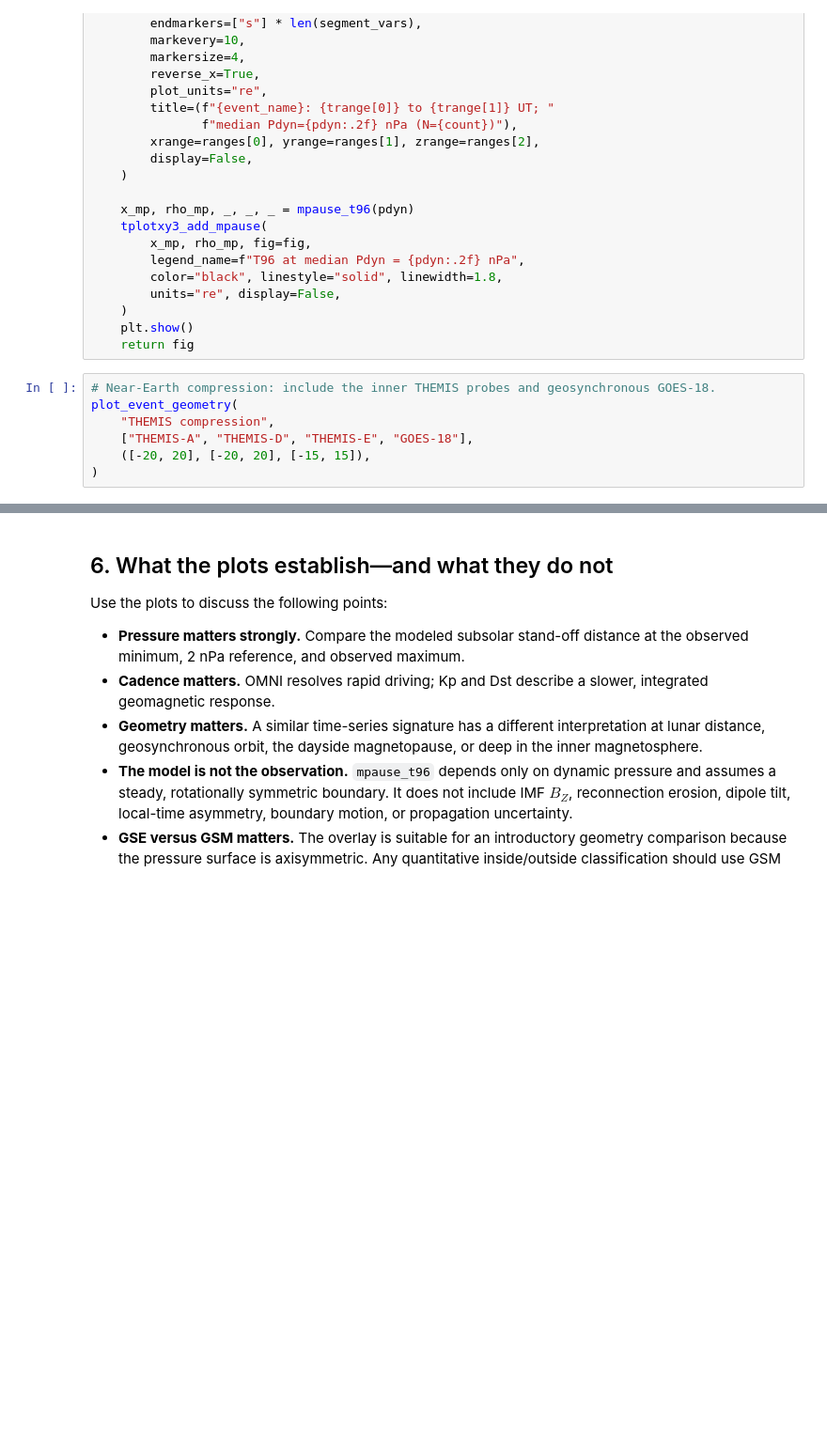
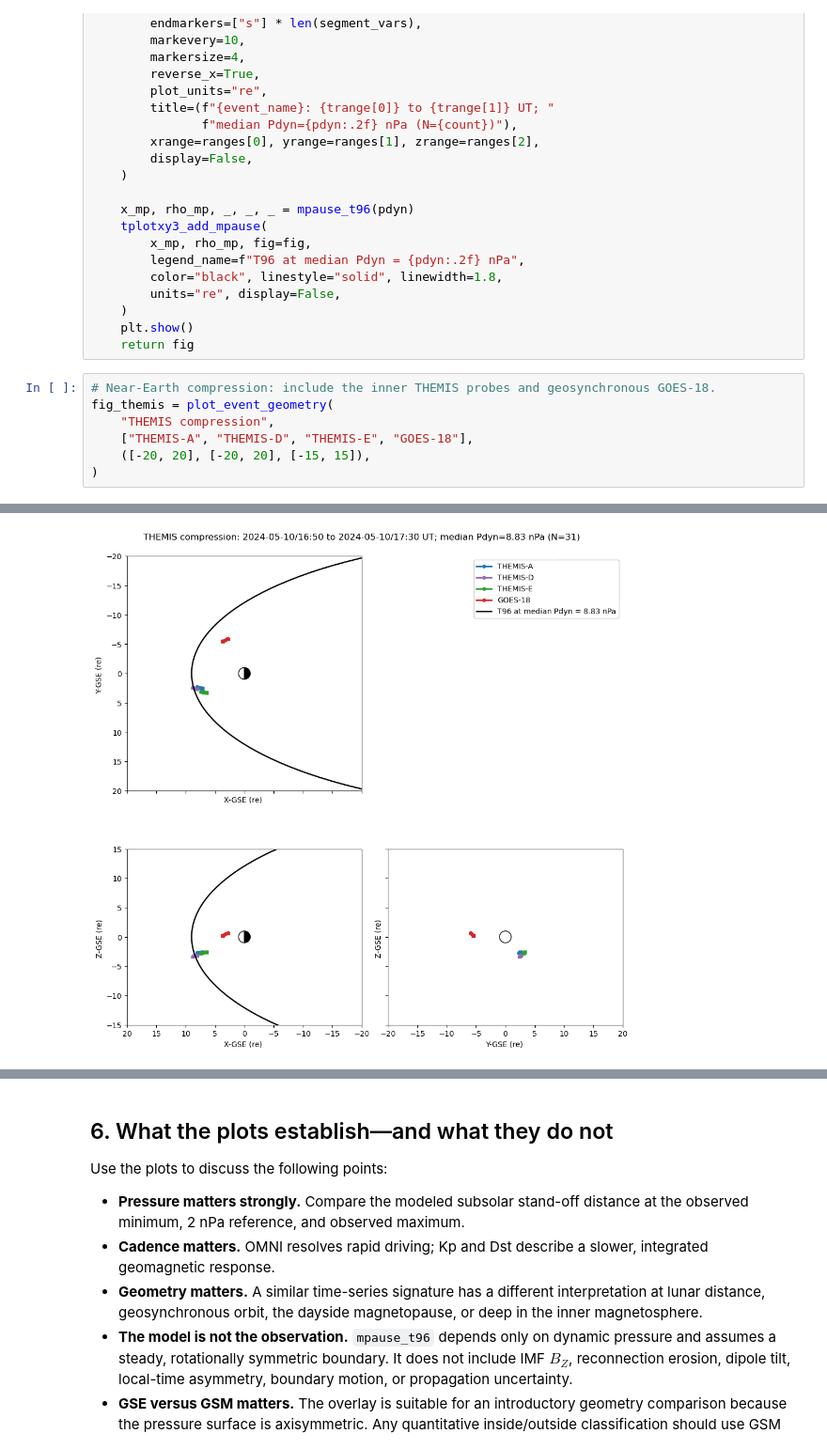
Before and after one commit to spedas/pyspedas_examples, a Jupyter notebook: pyspedas_examples/notebooks/pyhc_winter_school_2027/gannon_global_context_and_orbits.ipynb, the cells around one changed output, grey strips where cells are left out. Shown at 94% size. Cells and saved outputs as stored; diff of their text form; blank space fills up the shorter version.

```diff
--- a/pyspedas_examples/notebooks/pyhc_winter_school_2027/gannon_global_context_and_orbits.ipynb
+++ b/pyspedas_examples/notebooks/pyhc_winter_school_2027/gannon_global_context_and_orbits.ipynb
@@ -394,8 +493,9 @@ def plot_event_geometry(event_name, missions, ranges):
     return fig
 # %%
 # Near-Earth compression: include the inner THEMIS probes and geosynchronous GOES-18.
-plot_event_geometry(
+fig_themis = plot_event_geometry(
     "THEMIS compression",
     ["THEMIS-A", "THEMIS-D", "THEMIS-E", "GOES-18"],
     ([-20, 20], [-20, 20], [-15, 15]),
 )
+# %% [output]
@@ -402,2 +510,3 @@ plot_event_geometry(
+[figure, added]
 # %%
 # Wide view: ARTEMIS is near lunar distance, while MMS and GOES-18 provide inner anchors.
```
Also changed, not shown: parts of 15 cells of this notebook.
